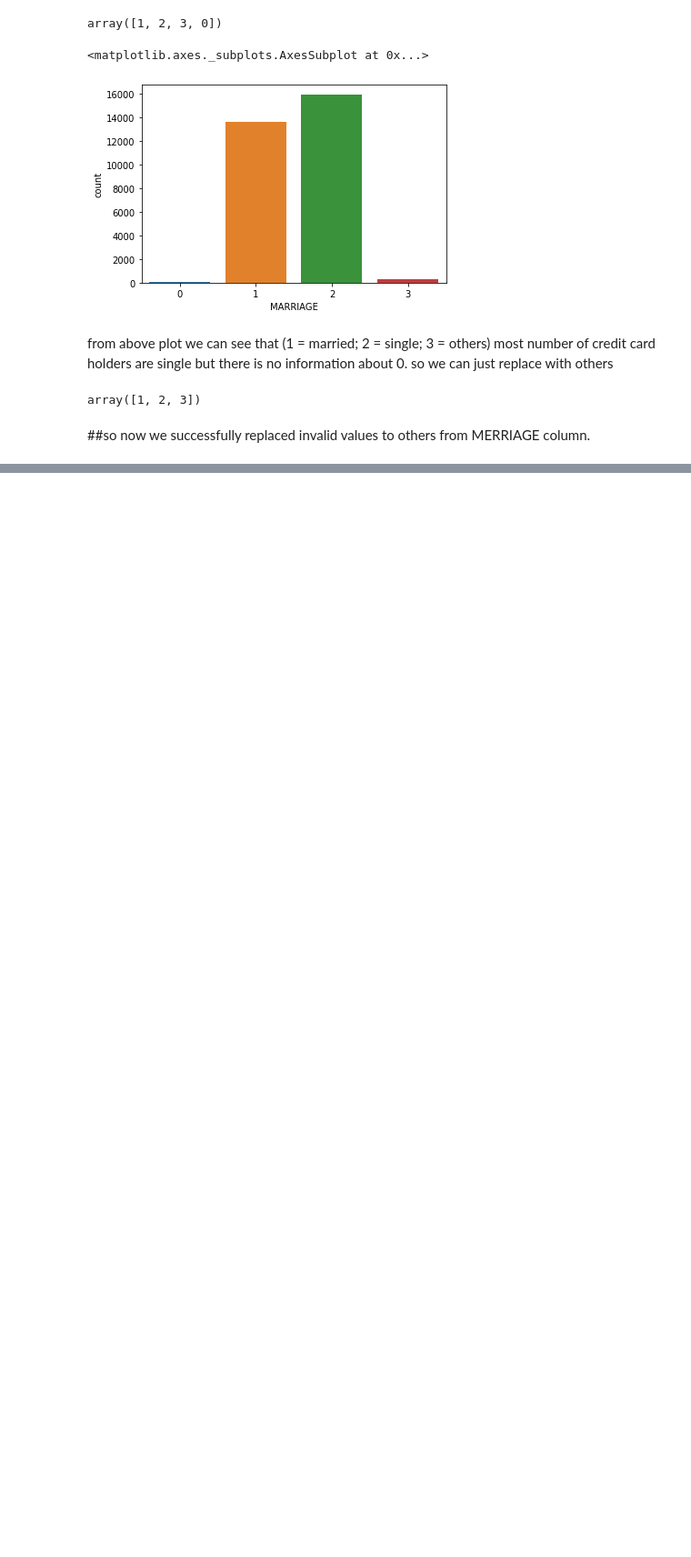
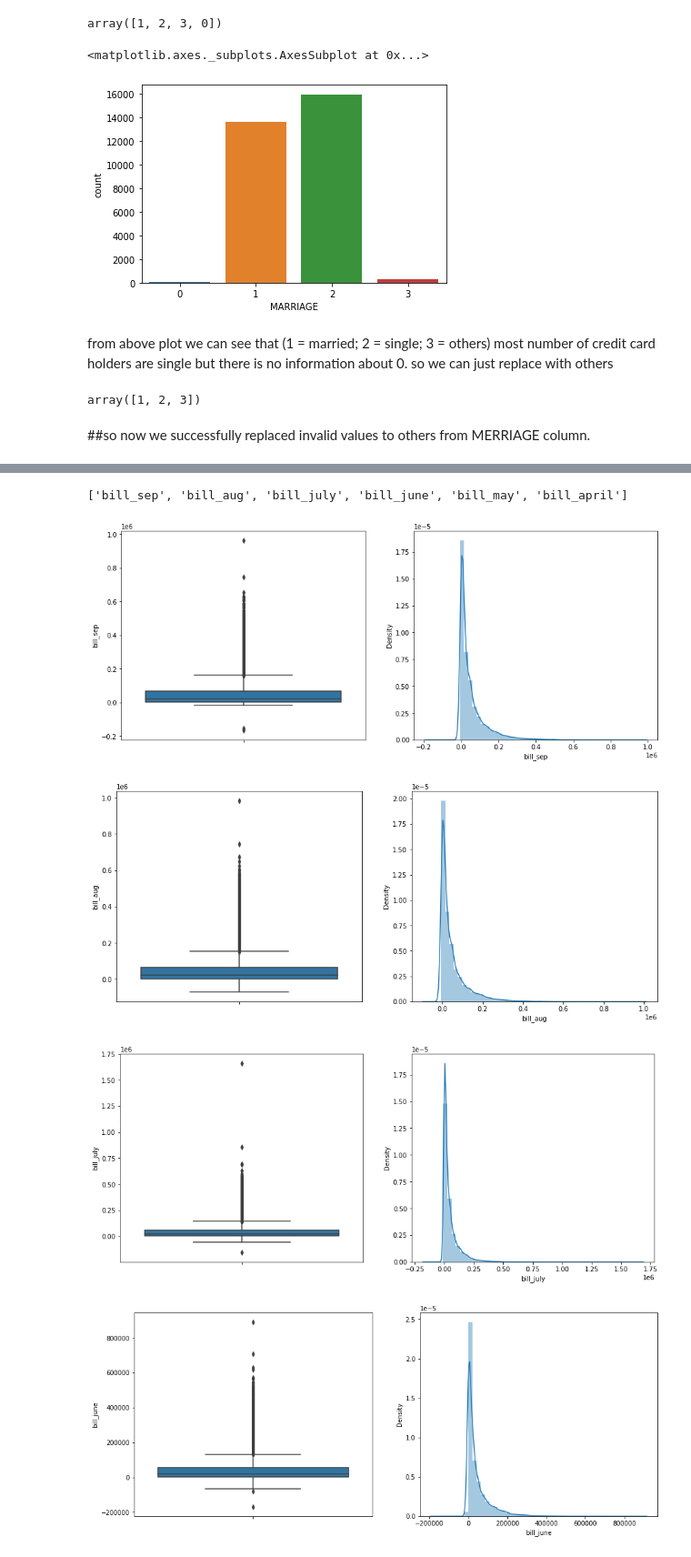
Before and after one commit to IfrazQazi/Credit-Card-Default-Prediction, a Jupyter notebook: Credit_Card_Default_Prediction.ipynb, the cells around one changed output, grey strips where cells are left out. Shown: that part at 91% size. Drawn from its saved outputs; the diff is of its cells as text; code cells hidden in the pictures; blank space fills up the shorter version.

```diff
--- a/Credit_Card_Default_Prediction.ipynb
+++ b/Credit_Card_Default_Prediction.ipynb
@@ -297,0 +403,25 @@ cat=df[['SEX', 'EDUCATION', 'MARRIAGE', 'AGE','defaulters']]
+# %%
+month_bill = ['bill_sep',
+       'bill_aug', 'bill_july', 'bill_june', 'bill_may', 'bill_april']
+# %%
+month_bill
+# %% [output]
+['bill_sep', 'bill_aug', 'bill_july', 'bill_june', 'bill_may', 'bill_april']
+# %%
+for i in month_bill:
+  plt.figure(figsize=(15,6))
+  plt.subplot(1, 2, 1)
+  fig = sns.boxplot(y=df[i])
+  fig.set_title('')
+  fig.set_ylabel(i)
+
+  plt.subplot(1, 2, 2)
+  fig = sns.distplot(df[i].dropna())
+  fig.set_xlabel(i)
+
+  plt.show()
+# %% [output]
+[figure, added]
+[figure, added]
+[figure, added]
+[figure, added]
```
Also changed, not shown: parts of 33 cells of this notebook.
